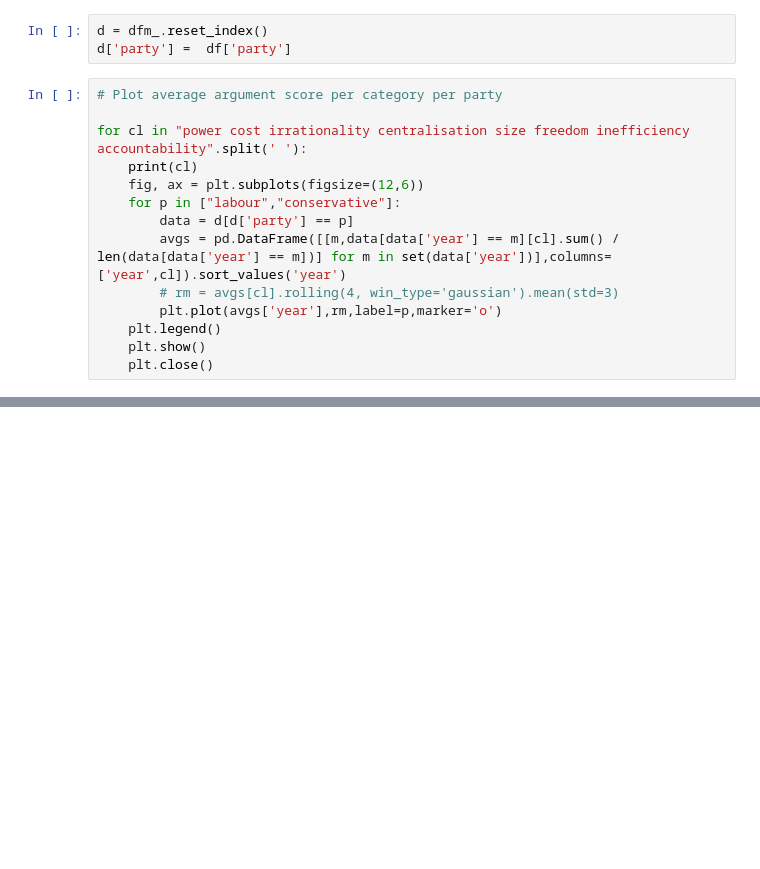
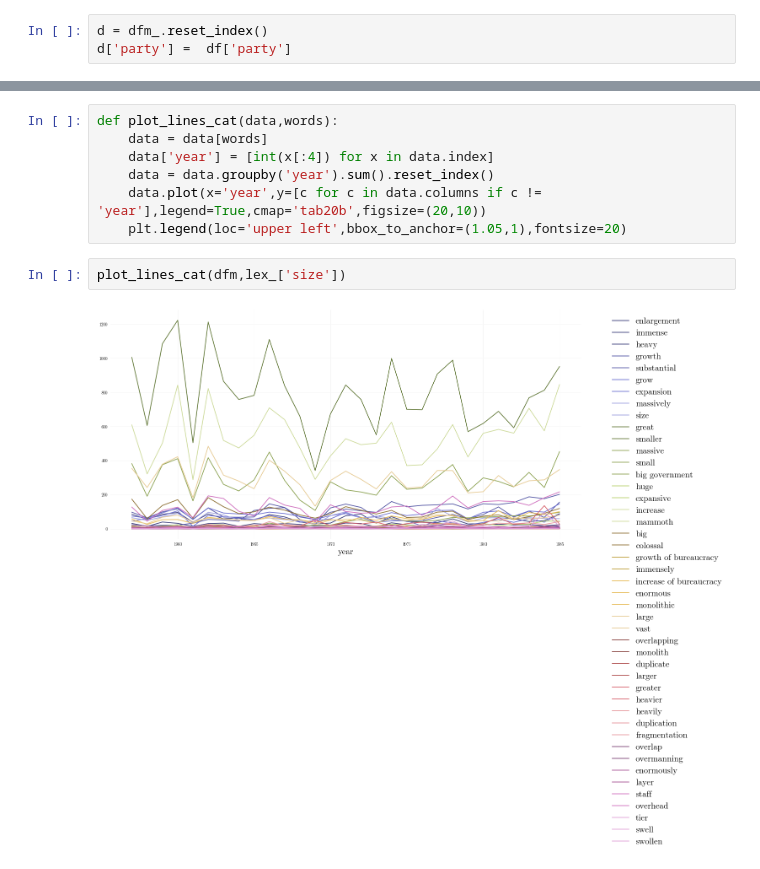
Before and after one commit to rubenros1795/CrisisBureaucracy, a Jupyter notebook: code/classifier-lexicon.ipynb, the cells around one changed output, grey strips where cells are left out. Drawn from its saved outputs; the diff is of its cells as text; blank space fills up the shorter version.

```diff
--- a/code/classifier-lexicon.ipynb
+++ b/code/classifier-lexicon.ipynb
@@ -89,17 +91,3 @@ plt.legend()
 # %%
 d = dfm_.reset_index()
 d['party'] =  df['party']
-# %%
-# Plot average argument score per category per party
-
-for cl in "power cost irrationality centralisation size freedom inefficiency accountability".split(' '):
-    print(cl)
-    fig, ax = plt.subplots(figsize=(12,6))
-    for p in ["labour","conservative"]:
-        data = d[d['party'] == p]
-        avgs = pd.DataFrame([[m,data[data['year'] == m][cl].sum() / len(data[data['year'] == m])] for m in set(data['year'])],columns=['year',cl]).sort_values('year')
-        # rm = avgs[cl].rolling(4, win_type='gaussian').mean(std=3)
-        plt.plot(avgs['year'],rm,label=p,marker='o')
-    plt.legend()
-    plt.show()
-    plt.close()
@@ -146,0 +127,11 @@ sns.heatmap(d,vmax=10000)
+# %%
+def plot_lines_cat(data,words):
+    data = data[words]
+    data['year'] = [int(x[:4]) for x in data.index]
+    data = data.groupby('year').sum().reset_index()
+    data.plot(x='year',y=[c for c in data.columns if c != 'year'],legend=True,cmap='tab20b',figsize=(20,10))
+    plt.legend(loc='upper left',bbox_to_anchor=(1.05,1),fontsize=20)
+# %%
+plot_lines_cat(dfm,lex_['size'])
+# %% [output]
+[figure, added]
```
Also changed, not shown: parts of 11 cells of this notebook, 13 other files.
